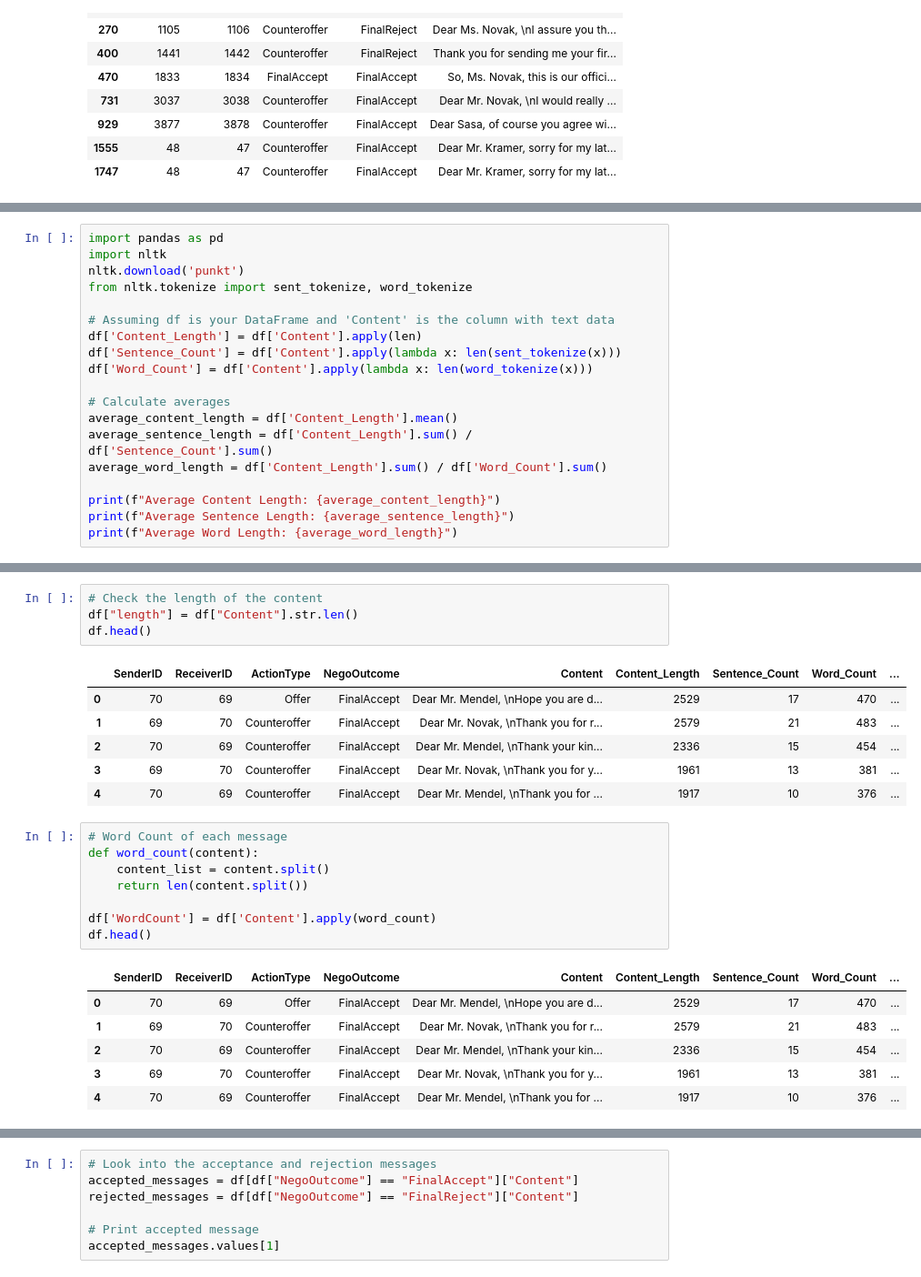
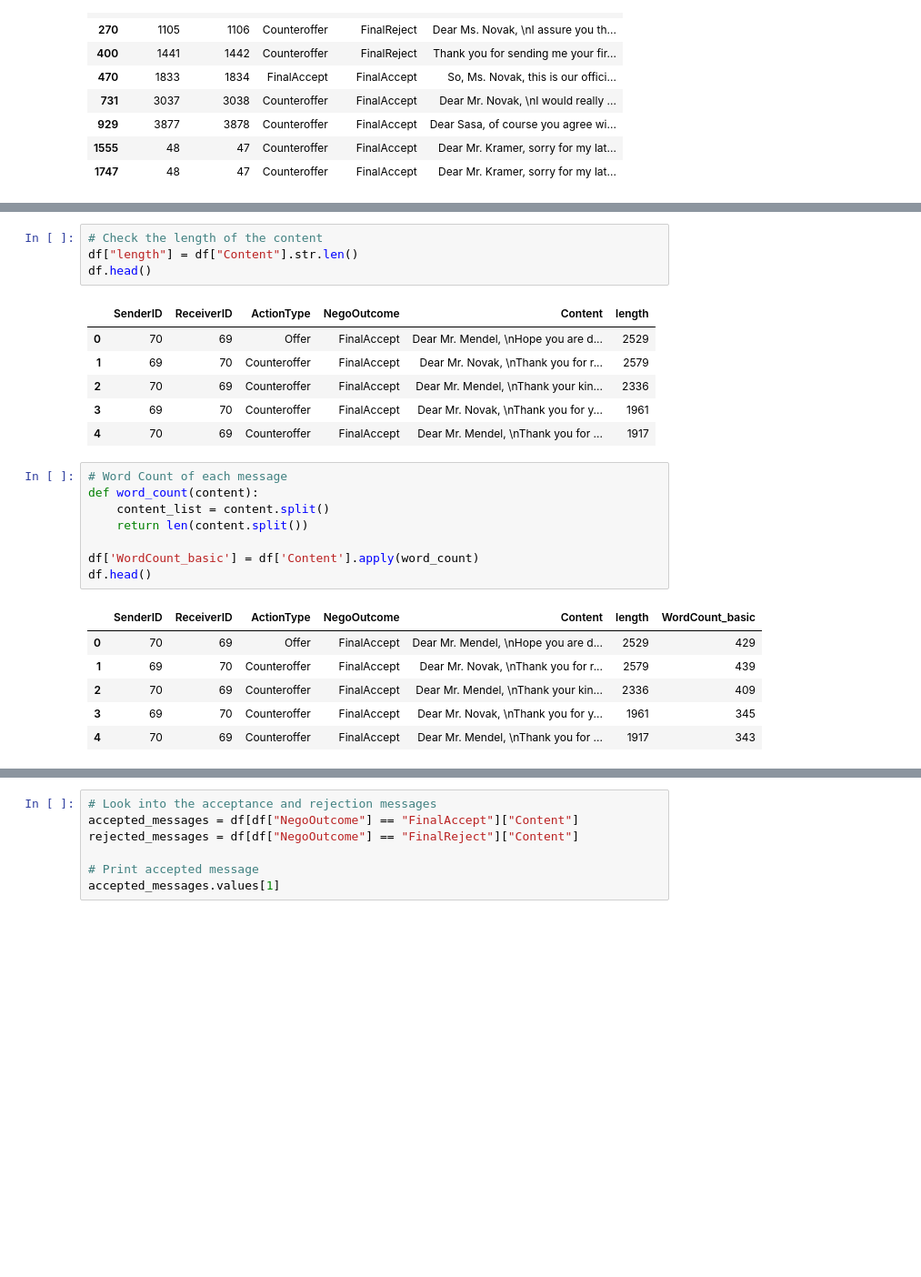
Before and after one commit to 0Taan0/AiiA_Assignment, a Jupyter notebook: Data_Exploration/Data_Exploration_13.ipynb, the cells around one changed output, grey strips where cells are left out. Shown at 91% size. Saved outputs shown, nothing was run; the diff lists cells and outputs as text; blank space fills up the shorter version.

```diff
--- a/Data_Exploration/Data_Exploration_13.ipynb
+++ b/Data_Exploration/Data_Exploration_13.ipynb
@@ -126,19 +144,0 @@ First, I’ll take a look at the number of characters present in each sentence.
-# %%
-import pandas as pd
-import nltk
-nltk.download('punkt')
-from nltk.tokenize import sent_tokenize, word_tokenize
-
-# Assuming df is your DataFrame and 'Content' is the column with text data
-df['Content_Length'] = df['Content'].apply(len)
-df['Sentence_Count'] = df['Content'].apply(lambda x: len(sent_tokenize(x)))
-df['Word_Count'] = df['Content'].apply(lambda x: len(word_tokenize(x)))
-
-# Calculate averages
-average_content_length = df['Content_Length'].mean()
-average_sentence_length = df['Content_Length'].sum() / df['Sentence_Count'].sum()
-average_word_length = df['Content_Length'].sum() / df['Word_Count'].sum()
-
-print(f"Average Content Length: {average_content_length}")
-print(f"Average Sentence Length: {average_sentence_length}")
-print(f"Average Word Length: {average_word_length}")
@@ -185,25 +147,25 @@ To get the corpus containing stopwords you can use the nltk library. Nltk contai
 df["length"] = df["Content"].str.len()
 df.head()
 # %% [output]
-|  | SenderID | ReceiverID | ActionType | NegoOutcome | Content | Content_Length | Sentence_Count | Word_Count | ... |
-| 0 | 70 | 69 | Offer | FinalAccept | Dear Mr. Mendel, \nHope you are d... | 2529 | 17 | 470 | ... |
-| 1 | 69 | 70 | Counteroffer | FinalAccept | Dear Mr. Novak, \nThank you for r... | 2579 | 21 | 483 | ... |
-| 2 | 70 | 69 | Counteroffer | FinalAccept | Dear Mr. Mendel, \nThank your kin... | 2336 | 15 | 454 | ... |
-| 3 | 69 | 70 | Counteroffer | FinalAccept | Dear Mr. Novak, \nThank you for y... | 1961 | 13 | 381 | ... |
-| 4 | 70 | 69 | Counteroffer | FinalAccept | Dear Mr. Mendel, \nThank you for ... | 1917 | 10 | 376 | ... |
+|  | SenderID | ReceiverID | ActionType | NegoOutcome | Content | length |
+| 0 | 70 | 69 | Offer | FinalAccept | Dear Mr. Mendel, \nHope you are d... | 2529 |
+| 1 | 69 | 70 | Counteroffer | FinalAccept | Dear Mr. Novak, \nThank you for r... | 2579 |
+| 2 | 70 | 69 | Counteroffer | FinalAccept | Dear Mr. Mendel, \nThank your kin... | 2336 |
+| 3 | 69 | 70 | Counteroffer | FinalAccept | Dear Mr. Novak, \nThank you for y... | 1961 |
+| 4 | 70 | 69 | Counteroffer | FinalAccept | Dear Mr. Mendel, \nThank you for ... | 1917 |
 # %%
 # Word Count of each message
 def word_count(content):
     content_list = content.split()
     return len(content.split())
 
-df['WordCount'] = df['Content'].apply(word_count)
+df['WordCount_basic'] = df['Content'].apply(word_count)
 df.head()
 # %% [output]
-|  | SenderID | ReceiverID | ActionType | NegoOutcome | Content | Content_Length | Sentence_Count | Word_Count | ... |
-| 0 | 70 | 69 | Offer | FinalAccept | Dear Mr. Mendel, \nHope you are d... | 2529 | 17 | 470 | ... |
-| 1 | 69 | 70 | Counteroffer | FinalAccept | Dear Mr. Novak, \nThank you for r... | 2579 | 21 | 483 | ... |
-| 2 | 70 | 69 | Counteroffer | FinalAccept | Dear Mr. Mendel, \nThank your kin... | 2336 | 15 | 454 | ... |
-| 3 | 69 | 70 | Counteroffer | FinalAccept | Dear Mr. Novak, \nThank you for y... | 1961 | 13 | 381 | ... |
-| 4 | 70 | 69 | Counteroffer | FinalAccept | Dear Mr. Mendel, \nThank you for ... | 1917 | 10 | 376 | ... |
+|  | SenderID | ReceiverID | ActionType | NegoOutcome | Content | length | WordCount_basic |
+| 0 | 70 | 69 | Offer | FinalAccept | Dear Mr. Mendel, \nHope you are d... | 2529 | 429 |
+| 1 | 69 | 70 | Counteroffer | FinalAccept | Dear Mr. Novak, \nThank you for r... | 2579 | 439 |
+| 2 | 70 | 69 | Counteroffer | FinalAccept | Dear Mr. Mendel, \nThank your kin... | 2336 | 409 |
+| 3 | 69 | 70 | Counteroffer | FinalAccept | Dear Mr. Novak, \nThank you for y... | 1961 | 345 |
+| 4 | 70 | 69 | Counteroffer | FinalAccept | Dear Mr. Mendel, \nThank you for ... | 1917 | 343 |
 # %%
```
Also changed, not shown: parts of 98 cells of this notebook.
